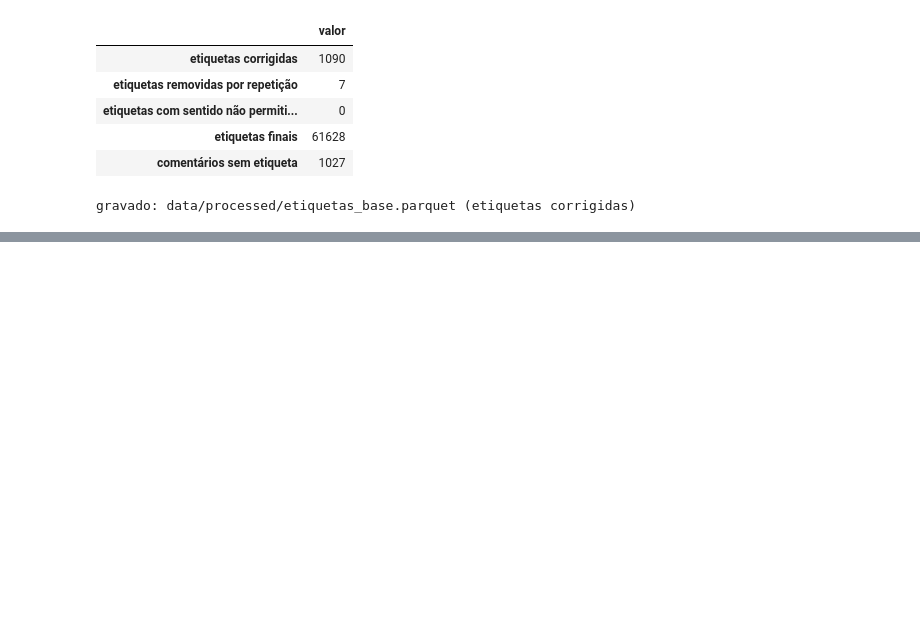
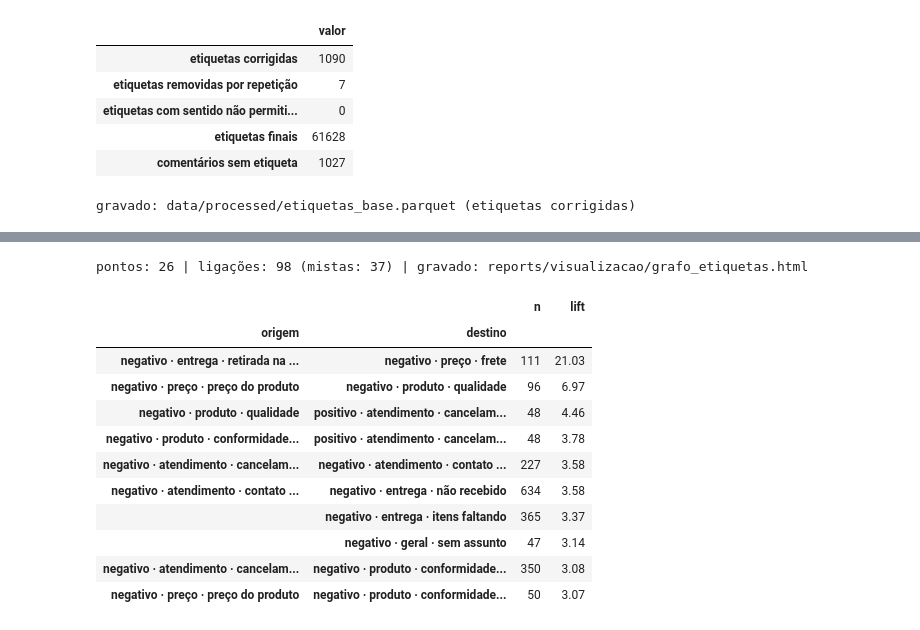
Before and after one commit to pedrohm1986b/Tech_Challenge_RM373453_fase4_rag_voz_do_cliente, a Jupyter notebook: notebooks/desenv_04_etiquetagem.ipynb, the cells around one changed output, grey strips where cells are left out. Saved outputs shown, nothing was run; the diff lists cells and outputs as text; code cells hidden in the pictures; blank space fills up the shorter version.

```diff
--- a/notebooks/desenv_04_etiquetagem.ipynb
+++ b/notebooks/desenv_04_etiquetagem.ipynb
@@ -1058,0 +1075,57 @@ gravado: data/processed/etiquetas_base.parquet (etiquetas corrigidas)
+# %%
+from itertools import combinations
+
+CORTE_GRAFO = 30
+N_BASE = len(base)
+
+etiquetas_grafo = etiquetas_corrigidas.query("sem_etiqueta == 0").merge(base[["review_id", "nota"]], on="review_id")
+etiquetas_grafo["no"] = etiquetas_grafo["sentido"] + " · " + etiquetas_grafo["tema"] + " · " + etiquetas_grafo["detalhe"]
+
+nos_grafo = (etiquetas_grafo.groupby(["no", "sentido", "tema", "detalhe"])
+             .agg(n=("review_id", "nunique"), nota=("nota", "mean")).reset_index())
+nos_grafo = nos_grafo[nos_grafo["n"] >= CORTE_GRAFO]
+contagem = nos_grafo.set_index("no")["n"]
+
+pares = (etiquetas_grafo[etiquetas_grafo["no"].isin(contagem.index)].groupby("review_id")["no"]
+         .agg(lambda s: list(combinations(sorted(set(s)), 2))).explode().dropna().value_counts())
+arestas_grafo = pd.DataFrame(pares.index.tolist(), columns=["origem", "destino"]).assign(n=pares.values)
+arestas_grafo = arestas_grafo[arestas_grafo["n"] >= CORTE_GRAFO].reset_index(drop=True)
+arestas_grafo["lift"] = arestas_grafo["n"] * N_BASE / (contagem[arestas_grafo["origem"]].values * contagem[arestas_grafo["destino"]].values)
+
+dados_grafo = {
+    "base": N_BASE,
+    "corte": CORTE_GRAFO,
+    "totais": {
+        "negativo": int(etiquetas_grafo.loc[etiquetas_grafo["sentido"] == "negativo", "review_id"].nunique()),
+        "positivo": int(etiquetas_grafo.loc[etiquetas_grafo["sentido"] == "positivo", "review_id"].nunique()),
+        "ambos": int(etiquetas_grafo["review_id"].nunique()),
+    },
+    "nos": [{"id": l.no, "sentido": l.sentido, "tema": l.tema, "detalhe": l.detalhe, "n": int(l.n),
+             "pct": round(l.n / N_BASE, 5), "nota": round(l.nota, 3)} for l in nos_grafo.itertuples()],
+    "arestas": [{"source": l.origem, "target": l.destino, "n": int(l.n), "pct": round(l.n / N_BASE, 5),
+                 "lift": round(l.lift, 3)} for l in arestas_grafo.itertuples()],
+}
+modelo_grafo = (RAIZ / "src" / "visualizacao" / "modelo_grafo.html").read_text(encoding="utf-8")
+PASTA_VISUALIZACAO = RAIZ / "reports" / "visualizacao"
+PASTA_VISUALIZACAO.mkdir(parents=True, exist_ok=True)
+(PASTA_VISUALIZACAO / "grafo_etiquetas.html").write_text(
+    modelo_grafo.replace("/*DADOS*/null", json.dumps(dados_grafo, ensure_ascii=False)), encoding="utf-8")
+
+mistas = arestas_grafo["origem"].str.split(" · ").str[0] != arestas_grafo["destino"].str.split(" · ").str[0]
+print(f"pontos: {len(nos_grafo)} | ligações: {len(arestas_grafo)} (mistas: {int(mistas.sum())}) | "
+      f"gravado: reports/visualizacao/grafo_etiquetas.html")
+display(arestas_grafo.sort_values("lift", ascending=False).head(10).round(2).set_index(["origem", "destino"]))
+# %% [output]
+pontos: 26 | ligações: 98 (mistas: 37) | gravado: reports/visualizacao/grafo_etiquetas.html
+|  |  | n | lift |
+| origem | destino |  |  |
+| negativo · entrega · retirada na ... | negativo · preço · frete | 111 | 21.03 |
+| negativo · preço · preço do produto | negativo · produto · qualidade | 96 | 6.97 |
+| negativo · produto · qualidade | positivo · atendimento · cancelam... | 48 | 4.46 |
+| negativo · produto · conformidade... | positivo · atendimento · cancelam... | 48 | 3.78 |
+| negativo · atendimento · cancelam... | negativo · atendimento · contato ... | 227 | 3.58 |
+| negativo · atendimento · contato ... | negativo · entrega · não recebido | 634 | 3.58 |
+|  | negativo · entrega · itens faltando | 365 | 3.37 |
+|  | negativo · geral · sem assunto | 47 | 3.14 |
+| negativo · atendimento · cancelam... | negativo · produto · conformidade... | 350 | 3.08 |
+| negativo · preço · preço do produto | negativo · produto · conformidade... | 50 | 3.07 |
```
Also changed, not shown: parts of 3 cells of this notebook, 3 other files.
